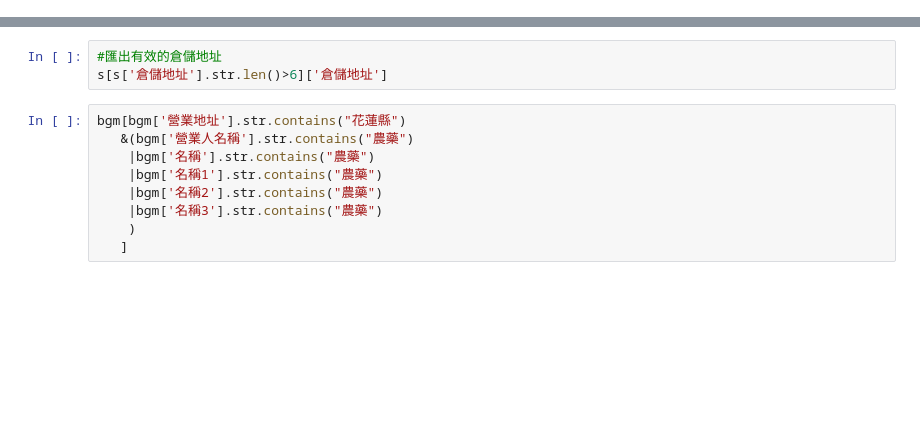
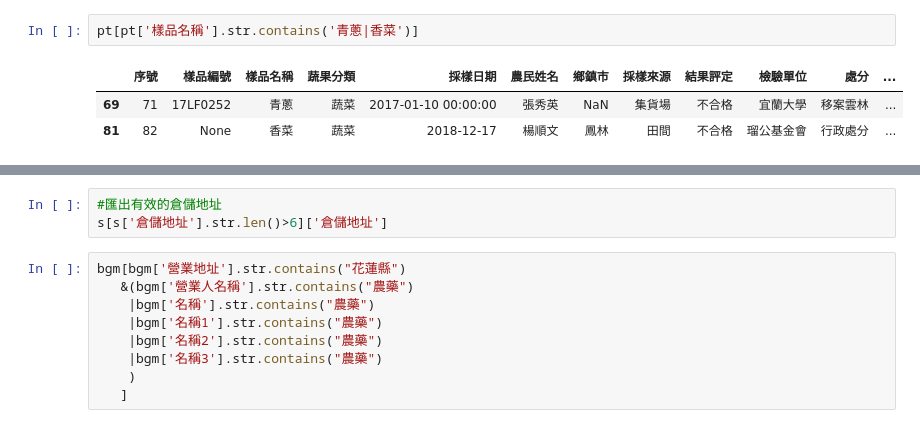
Before and after one commit to fhopecc/stxt, a Jupyter notebook: jupyter/acdc.ipynb, the cells around one changed output, grey strips where cells are left out. Saved outputs shown, nothing was run; the diff lists cells and outputs as text; blank space fills up the shorter version.

```diff
--- a/jupyter/acdc.ipynb
+++ b/jupyter/acdc.ipynb
@@ -20,0 +72,6 @@ b = pd.read_csv(r'D:\gdrive\動防所108期中財抽\106_10807CBA\資料匯出-2
+# %%
+pt[pt['樣品名稱'].str.contains('青蔥|香菜')]
+# %% [output]
+|  | 序號 | 樣品編號 | 樣品名稱 | 蔬果分類 | 採樣日期 | 農民姓名 | 鄉鎮市 | 採樣來源 | 結果評定 | 檢驗單位 | 處分 | ... |
+| 69 | 71 | 17LF0252 | 青蔥 | 蔬菜 | 2017-01-10 00:00:00 | 張秀英 | NaN | 集貨場 | 不合格 | 宜蘭大學 | 移案雲林 | ... |
+| 81 | 82 | None | 香菜 | 蔬菜 | 2018-12-17 | 楊順文 | 鳳林 | 田間 | 不合格 | 瑠公基金會 | 行政處分 | ... |
```
Also changed, not shown: parts of 22 cells of this notebook, 3 other files.
